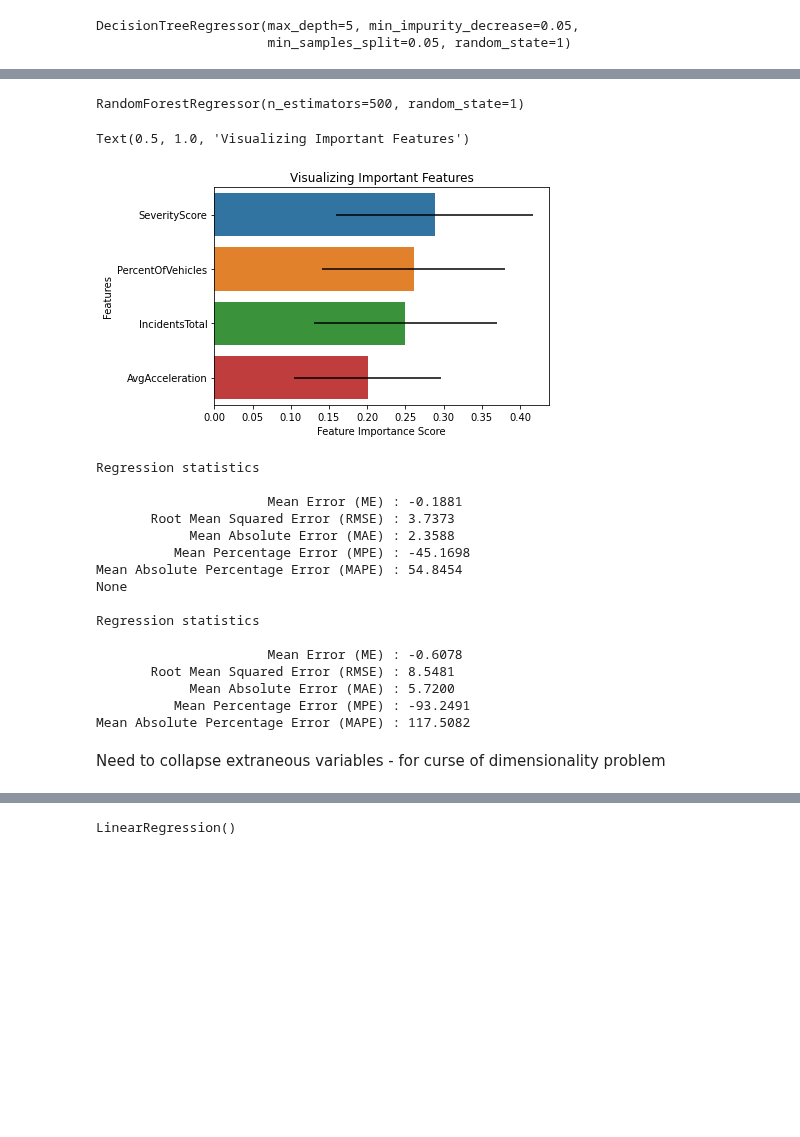
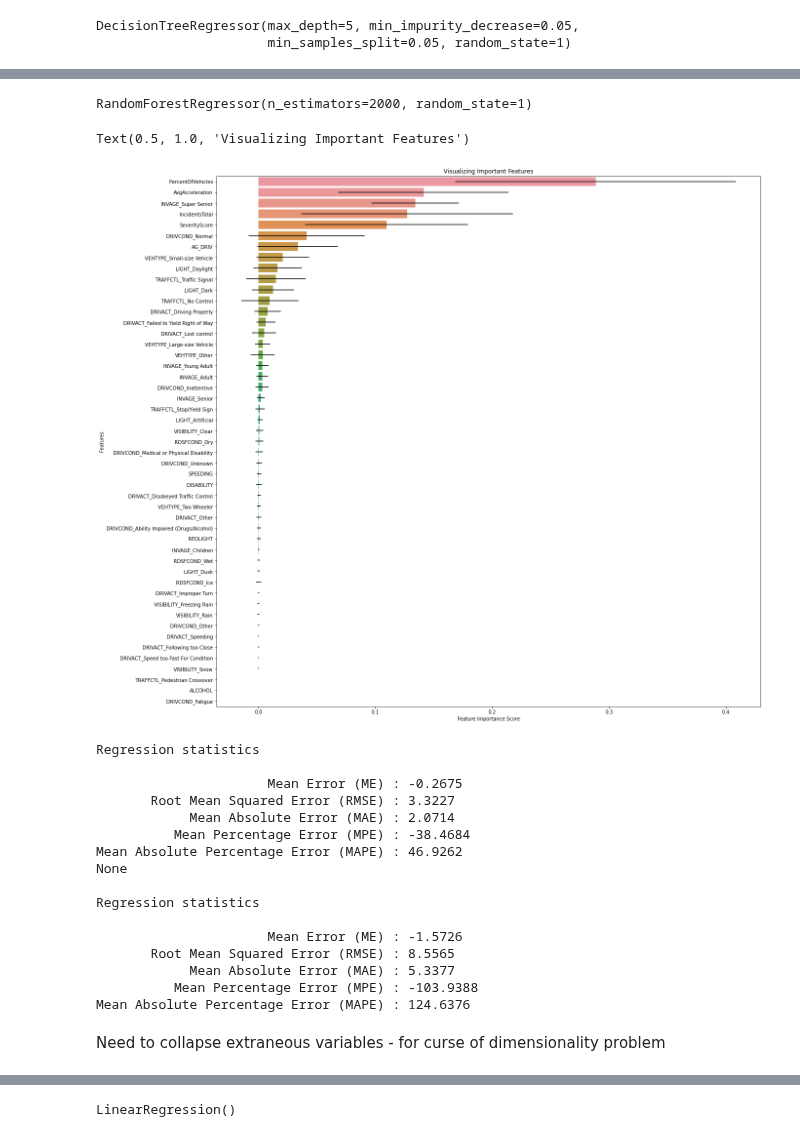
Before and after one commit to Vincent-Kwan/Safe-Roads-Competition, a Jupyter notebook: RFRegressor.ipynb, the cells around one changed output, grey strips where cells are left out. Cells and saved outputs as stored; diff of their text form; code cells hidden in the pictures; blank space fills up the shorter version.

```diff
--- a/RFRegressor.ipynb
+++ b/RFRegressor.ipynb
@@ -144,40 +145,43 @@ Mean Absolute Percentage Error (MAPE) : 124.2435
 # %%
-rf = RandomForestRegressor(n_estimators = 500, random_state = 1)
+rf = RandomForestRegressor(n_estimators = 2000, random_state = 1)
 rf.fit(train_X, train_Y)
 # %% [output]
-RandomForestRegressor(n_estimators=500, random_state=1)
+RandomForestRegressor(n_estimators=2000, random_state=1)
 # %%
 std = np.std([tree.feature_importances_ for tree in rf.estimators_], axis=0)
 tf = pd.DataFrame({'feature': train_X.columns, 'importance': rf.feature_importances_, 'std': std})
 tf = tf.sort_values('importance', ascending = False)
+plt.figure(figsize = (20,20))
 sns.barplot(x = tf['importance'], y = tf['feature'], xerr = tf['std'])
 plt.xlabel('Feature Importance Score')
 plt.ylabel('Features')
 plt.title("Visualizing Important Features")
 # %% [output]
 Text(0.5, 1.0, 'Visualizing Important Features')
-[figure, old version]
+[figure, new version]
 # %%
 print(regressionSummary(train_Y, rf.predict(train_X)))
 regressionSummary(valid_Y, rf.predict(valid_X))
 # %% [output]
 Regression statistics
 
-                      Mean Error (ME) : -0.1881
-       Root Mean Squared Error (RMSE) : 3.7373
-            Mean Absolute Error (MAE) : 2.3588
-          Mean Percentage Error (MPE) : -45.1698
-Mean Absolute Percentage Error (MAPE) : 54.8454
+                      Mean Error (ME) : -0.2675
+       Root Mean Squared Error (RMSE) : 3.3227
+            Mean Absolute Error (MAE) : 2.0714
+          Mean Percentage Error (MPE) : -38.4684
+Mean Absolute Percentage Error (MAPE) : 46.9262
 None
 
 Regression statistics
 
-                      Mean Error (ME) : -0.6078
-       Root Mean Squared Error (RMSE) : 8.5481
-            Mean Absolute Error (MAE) : 5.7200
-          Mean Percentage Error (MPE) : -93.2491
-Mean Absolute Percentage Error (MAPE) : 117.5082
+                      Mean Error (ME) : -1.5726
+       Root Mean Squared Error (RMSE) : 8.5565
+            Mean Absolute Error (MAE) : 5.3377
+          Mean Percentage Error (MPE) : -103.9388
+Mean Absolute Percentage Error (MAPE) : 124.6376
 # %%
 ultimate_df = road_merge.merge(df3, on = ['LATITUDE', 'LONGITUDE'], how = 'inner')
 # %%
 ultimate_df.drop(['Latitude', 'Longitude'], axis = 1, inplace = True)
+# %% [markdown]
+Need to collapse extraneous variables - for curse of dimensionality problem
@@ -184,4 +195,2 @@ ultimate_df.drop(['Latitude', 'Longitude'], axis = 1, inplace = True)
 # %%
 ultimate_df = ultimate_df.replace('Yes', 1).replace('<Null>', 0).replace('<Null', 0)
-# %% [markdown]
-Need to collapse extraneous variables - for curse of dimensionality problem
```
Also changed, not shown: parts of 21 cells of this notebook, 1 other file.
